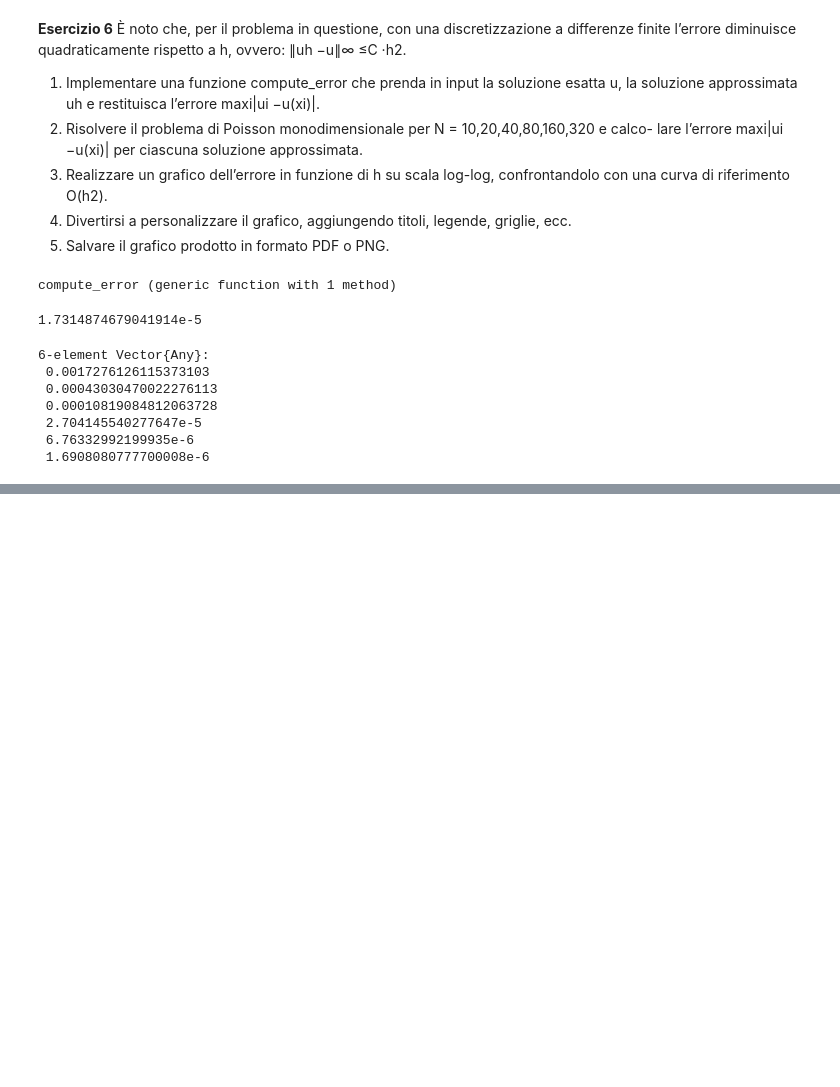
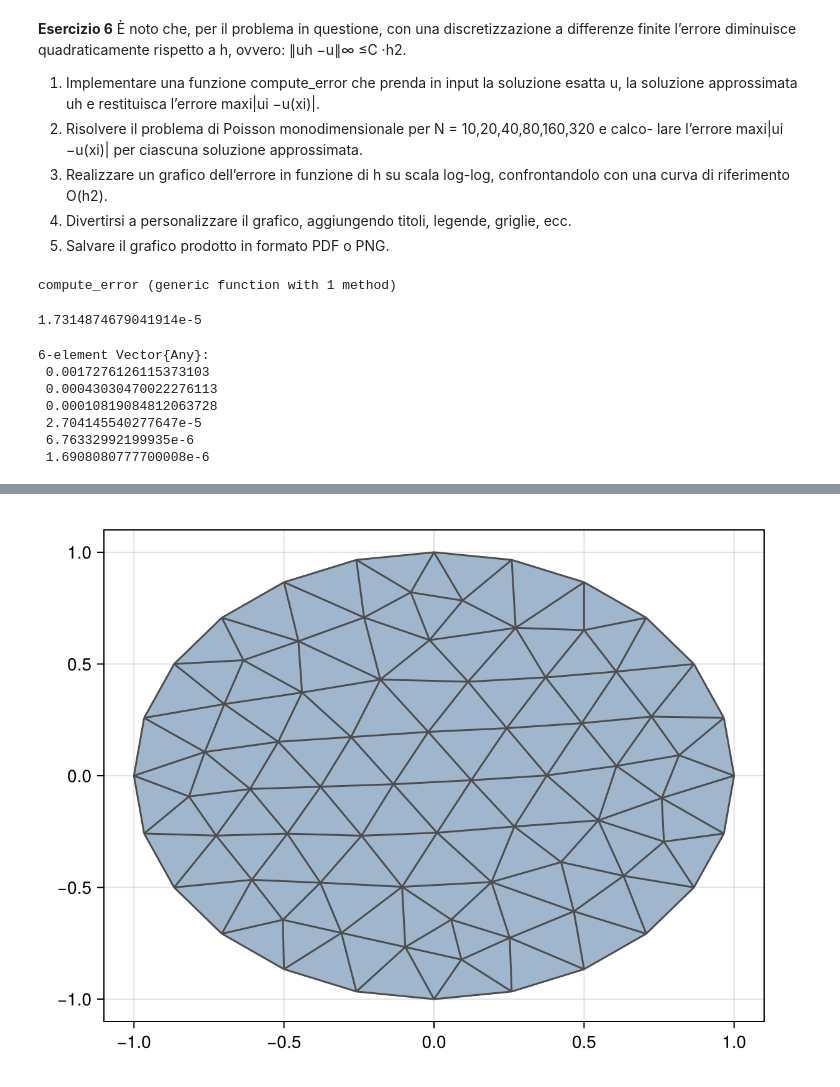
Before and after one commit to elenaionelaschipor/elementifiniti2425, a Jupyter notebook: esercitazioni/ex01/ex1.ipynb, the cells around one changed output, grey strips where cells are left out. Drawn from its saved outputs; the diff is of its cells as text; code cells hidden in the pictures; blank space fills up the shorter version.

```diff
--- a/esercitazioni/ex01/ex1.ipynb
+++ b/esercitazioni/ex01/ex1.ipynb
@@ -291,0 +310,8 @@ ArgumentError: ArgumentError: Package Revise not found in current path.
+# %%
+T_circle_ind, T_circle_points= get_nodes_connectivity("tmp_circle.msh")
+
+T_square_ind, T_square_points = get_nodes_connectivity("tmp_square.msh")
+
+# ho pure fatto i bordi blu, per cui serve sto coso
+b_circle_ind, b_circle_p = get_boundary_nodes("tmp_circle.msh")
+b_square_ind, b_square_p = get_boundary_nodes("tmp_square.msh")
@@ -291,0 +392,7 @@ ArgumentError: ArgumentError: Package Revise not found in current path.
+# %%
+# prova del 9 con comando già pronto (è più bello il mio)
+import Meshes
+mesh = to_Meshes(T_circle_ind, T_circle_points)
+Meshes.viz(mesh, showsegments = true)
+# %% [output]
+[figure, added]
```
Also changed, not shown: parts of 10 cells of this notebook, 3 other files.
